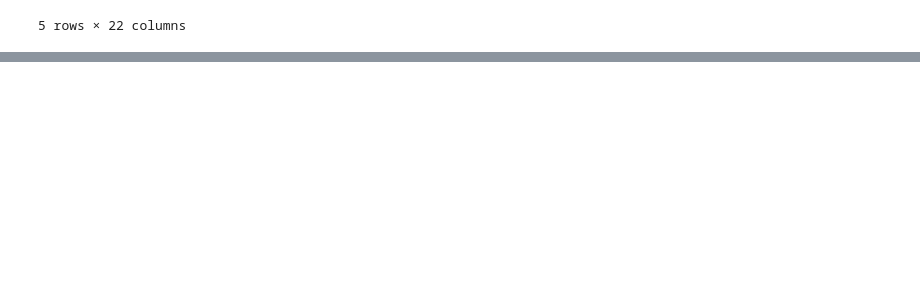
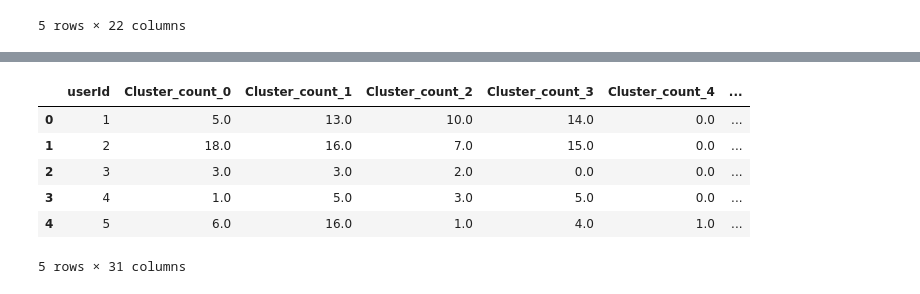
Before and after one commit to vasia-korz/recommendation-system, a Jupyter notebook: index.ipynb, the cells around one changed output, grey strips where cells are left out. Cells and saved outputs as stored; diff of their text form; code cells hidden in the pictures; blank space fills up the shorter version.

```diff
--- a/index.ipynb
+++ b/index.ipynb
@@ -102,0 +91,39 @@ Name: rating, Length: 330975, dtype: float64
+# %%
+ratings_with_clusters = ratings_df.merge(movies_hot_df, left_on='movieId', right_index=True)
+
+# Group by userId and cluster to calculate counts and sums
+user_cluster_stats = ratings_with_clusters.groupby(['userId', 'Cluster'])['rating'].agg(['count', 'sum']).reset_index()
+
+# Pivot the table to get counts and sums for each cluster as separate columns
+user_cluster_pivot = user_cluster_stats.pivot(index='userId', columns='Cluster', values=['count', 'sum']).fillna(0)
+
+# Flatten the MultiIndex columns
+user_cluster_pivot.columns = [f'Cluster_{stat}_{cluster}' for stat, cluster in user_cluster_pivot.columns]
+
+# Calculate the mean ratings
+for cluster in range(n_movie_clusters):
+    count_col = f'Cluster_count_{cluster}'
+    sum_col = f'Cluster_sum_{cluster}'
+    mean_col = f'Cluster_mean_{cluster}'
+    if count_col in user_cluster_pivot.columns and sum_col in user_cluster_pivot.columns:
+        user_cluster_pivot[mean_col] = user_cluster_pivot[sum_col] / user_cluster_pivot[count_col]
+    else:
+        user_cluster_pivot[count_col] = 0
+        user_cluster_pivot[sum_col] = 0
+        user_cluster_pivot[mean_col] = 0
+
+# Fill NaNs with 0s
+user_cluster_pivot = user_cluster_pivot.fillna(0)
+
+# Reset the index to make userId a column again
+users_df = user_cluster_pivot.reset_index()
+# %%
+users_df.head()
+# %% [output]
+|  | userId | Cluster_count_0 | Cluster_count_1 | Cluster_count_2 | Cluster_count_3 | Cluster_count_4 | ... |
+| 0 | 1 | 5.0 | 13.0 | 10.0 | 14.0 | 0.0 | ... |
+| 1 | 2 | 18.0 | 16.0 | 7.0 | 15.0 | 0.0 | ... |
+| 2 | 3 | 3.0 | 3.0 | 2.0 | 0.0 | 0.0 | ... |
+| 3 | 4 | 1.0 | 5.0 | 3.0 | 5.0 | 0.0 | ... |
+| 4 | 5 | 6.0 | 16.0 | 1.0 | 4.0 | 1.0 | ... |
+5 rows × 31 columns
```
Also changed, not shown: parts of 23 cells of this notebook, 1 other file.
